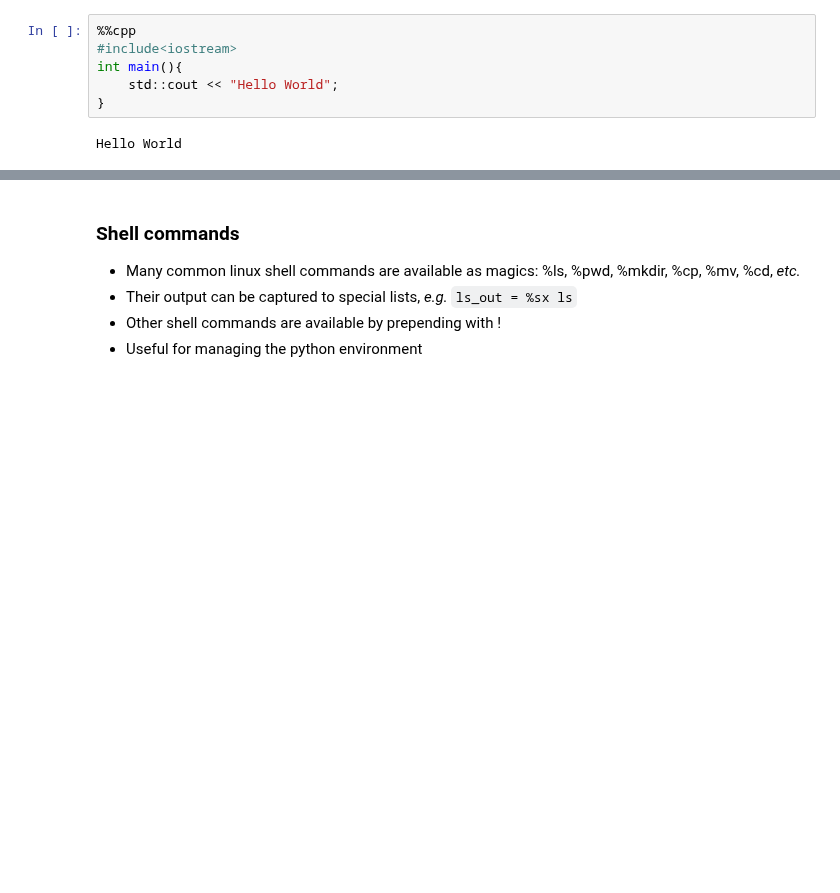
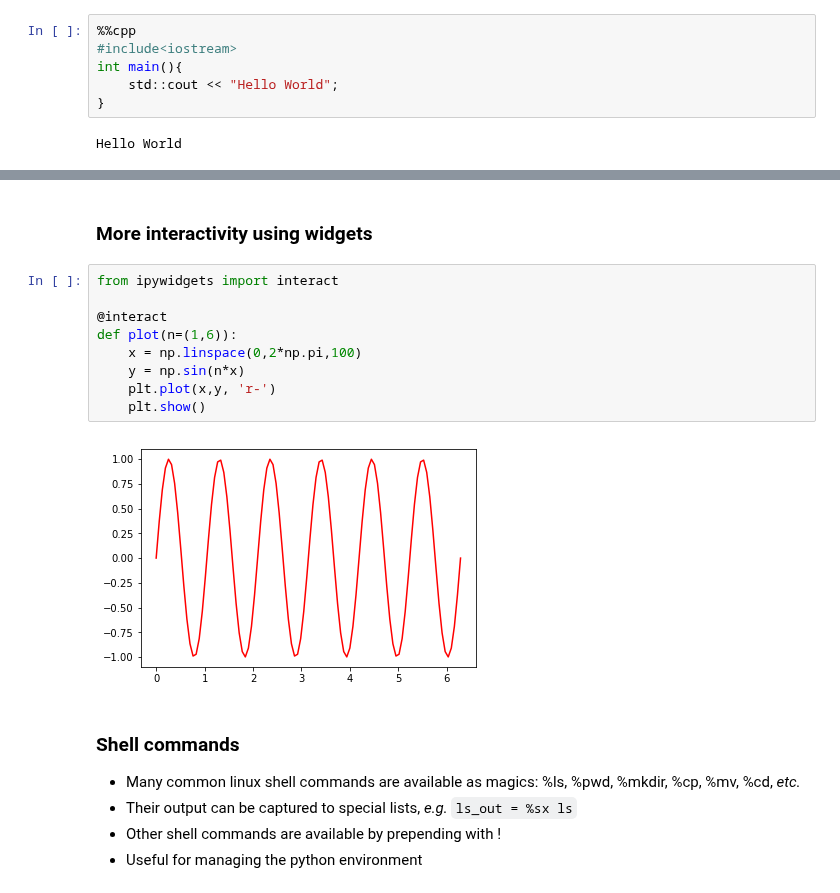
Before and after one commit to coderefinery/jupyter-retired, a Jupyter notebook: lesson1.ipynb, the cells around one changed output, grey strips where cells are left out. Cells and saved outputs as stored; diff of their text form; blank space fills up the shorter version.

Commit message:
add widget

```diff
--- a/lesson1.ipynb
+++ b/lesson1.ipynb
@@ -310,3 +311,16 @@ Hello World
+# %% [markdown]
+### More interactivity using widgets
+# %%
+from ipywidgets import interact
+
+@interact
+def plot(n=(1,6)):
+    x = np.linspace(0,2*np.pi,100)
+    y = np.sin(n*x)
+    plt.plot(x,y, 'r-')
+    plt.show()
+# %% [output]
+[figure, added]
 # %% [markdown]
 ### Shell commands
   - Many common linux shell commands are available as magics: %ls, %pwd, %mkdir, %cp, %mv, %cd, *etc.*
```
Also changed, not shown: parts of 10 cells of this notebook.
